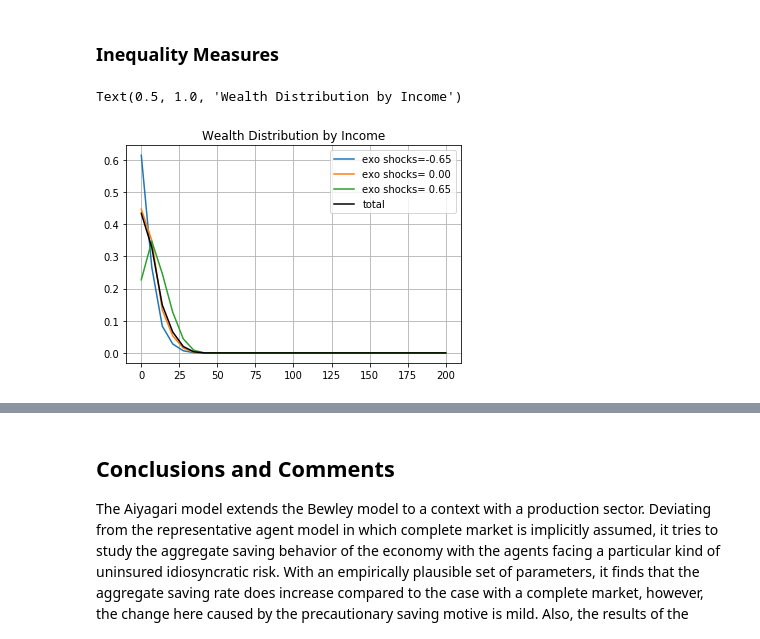
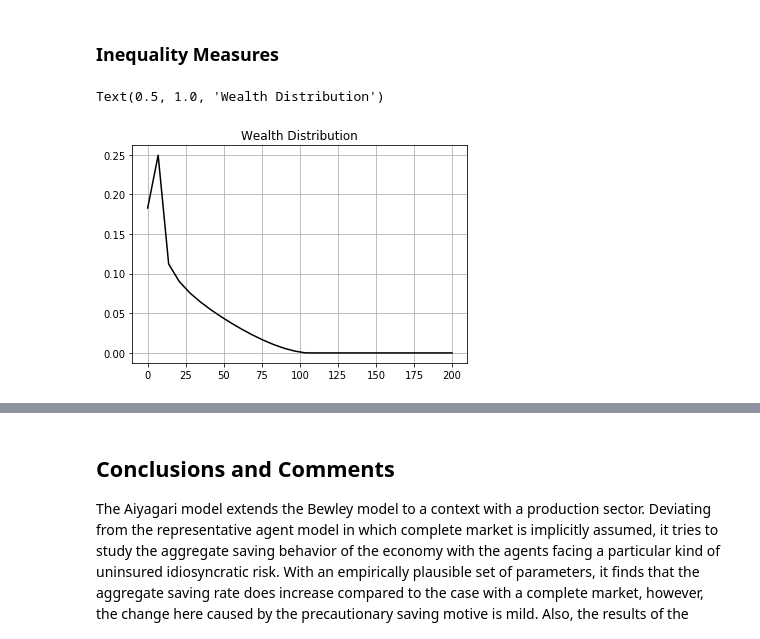
Before and after one commit to zhuang13atJHU/ballpark, a Jupyter notebook: models/We-Would-Like-In-Econ-ARK/AiyagariIdiosyncratic/Aiyagari1994QJE.ipynb, the cells around one changed output, grey strips where cells are left out. Saved outputs shown, nothing was run; the diff lists cells and outputs as text; code cells hidden in the pictures.

Commit message:
add comments for code and revise the text

```diff
--- a/models/We-Would-Like-In-Econ-ARK/AiyagariIdiosyncratic/Aiyagari1994QJE.ipynb
+++ b/models/We-Would-Like-In-Econ-ARK/AiyagariIdiosyncratic/Aiyagari1994QJE.ipynb
@@ -184,11 +182,11 @@ agg_inc = 0
 # %%
 # calculate consumption
 for j in range(len(df)):
-    c[j] = (1+r[j])*a[j] + w[j]*math.exp(e[j]) - i[j]
+    c[j] = (1+r[j])*a[j] + w[j]*np.exp(e[j]) - i[j]
 
 # calculate income
 for j in range(len(df)):
-    income[j] = (r[j]+0.08)*a[j] + w[j]*math.exp(e[j])
+    income[j] = (r[j]+0.08)*a[j] + w[j]*np.exp(e[j])
 # %%
 # aggregate consumption and aggregate consumption
 for j in range(len(df)):
@@ -334,14 +333,11 @@ You can also click [here](Table_SavingRate.md) for a markdown table.
 # %% [markdown]
 ### Inequality Measures
 # %%
-# plot wealth distribution
-for i in range(eq.μ.shape[0]):
-    s = eq.dr.endo_grid.nodes() # grid for states (i.e the state variable--wealth in this case)
-    plt.plot(s, eq.μ[i,:]/(eq.μ[i,:].sum()), label=f"exo shocks={eq.dr.exo_grid.node(i)[2]: .2f}")
-plt.plot(s, eq.μ.sum(axis=0), label='total', color='black')
+# plot wealth distribution under the baseline calibration
+s = eq.dr.endo_grid.nodes() # grid for states (i.e the state variable--wealth in this case)
+plt.plot(s, eq.μ.sum(axis=0), color='black')
 plt.grid()
-plt.legend(loc='upper right')
-plt.title("Wealth Distribution by Income")
+plt.title("Wealth Distribution")
 # %% [output]
-Text(0.5, 1.0, 'Wealth Distribution by Income')
+Text(0.5, 1.0, 'Wealth Distribution')
-[figure, old version]
+[figure, new version]
```
Also changed, not shown: parts of 4 cells of this notebook.
